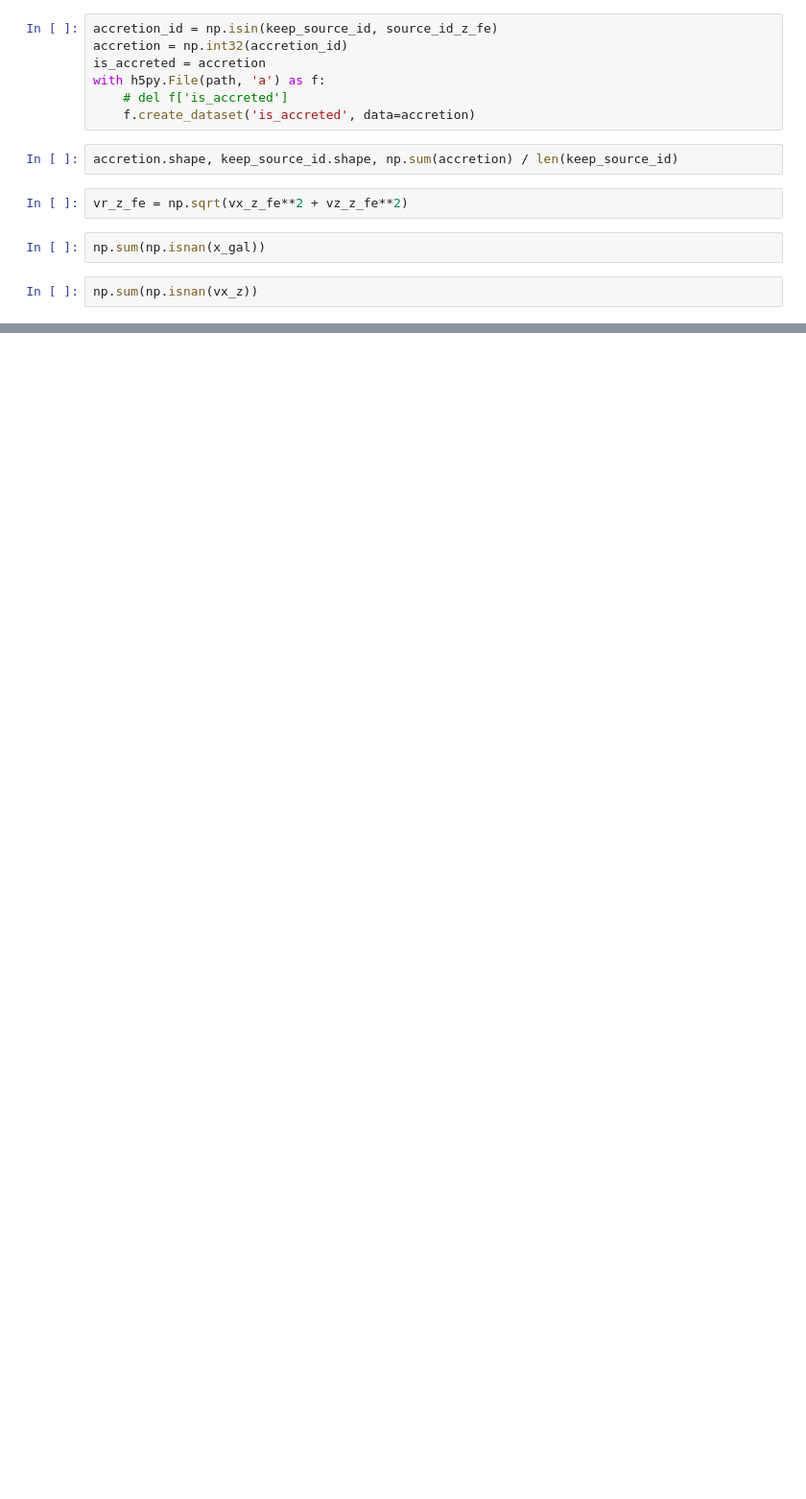
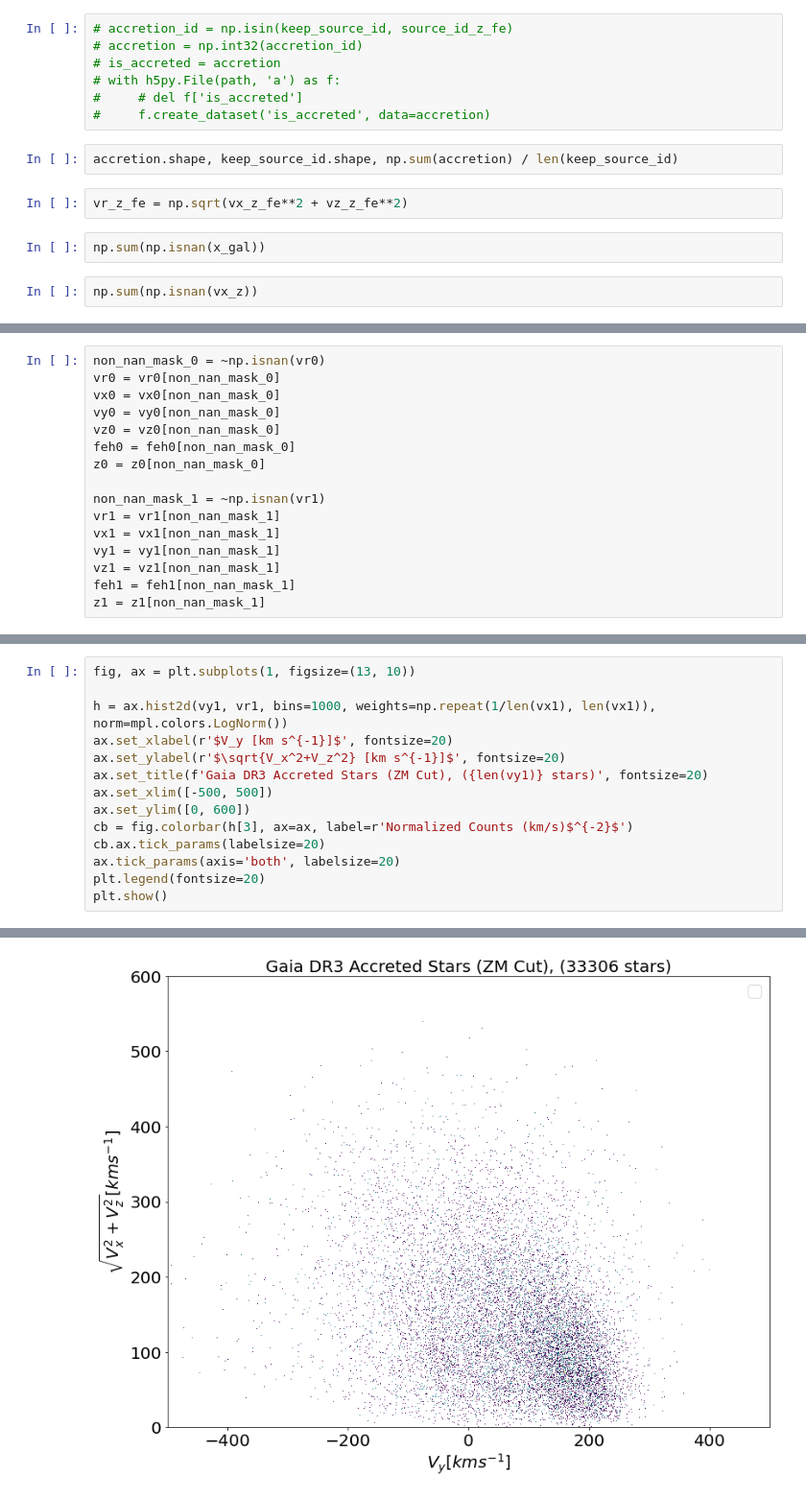
Before and after one commit to HangChelseaSu/Gaiadr3_Accreted_Catalog, a Jupyter notebook: ZM_cut.ipynb, the cells around one changed output, grey strips where cells are left out. Shown at 96% size. Cells and saved outputs as stored; diff of their text form; blank space fills up the shorter version.

```diff
--- a/ZM_cut.ipynb
+++ b/ZM_cut.ipynb
@@ -77,12 +76,12 @@ vy_z_fe = vy_z[fe_mask]
 vz_z_fe = vz_z[fe_mask]
 feh_z_fe = feh_z[fe_mask]
 # %%
-accretion_id = np.isin(keep_source_id, source_id_z_fe)
-accretion = np.int32(accretion_id)
-is_accreted = accretion
-with h5py.File(path, 'a') as f:
-    # del f['is_accreted']
-    f.create_dataset('is_accreted', data=accretion)
+# accretion_id = np.isin(keep_source_id, source_id_z_fe)
+# accretion = np.int32(accretion_id)
+# is_accreted = accretion
+# with h5py.File(path, 'a') as f:
+#     # del f['is_accreted']
+#     f.create_dataset('is_accreted', data=accretion)
 # %%
 accretion.shape, keep_source_id.shape, np.sum(accretion) / len(keep_source_id)
 # %%
@@ -93,0 +125,16 @@ np.sum(np.isnan(vx_z))
+# %%
+non_nan_mask_0 = ~np.isnan(vr0)
+vr0 = vr0[non_nan_mask_0]
+vx0 = vx0[non_nan_mask_0]
+vy0 = vy0[non_nan_mask_0]
+vz0 = vz0[non_nan_mask_0]
+feh0 = feh0[non_nan_mask_0]
+z0 = z0[non_nan_mask_0]
+
+non_nan_mask_1 = ~np.isnan(vr1)
+vr1 = vr1[non_nan_mask_1]
+vx1 = vx1[non_nan_mask_1]
+vy1 = vy1[non_nan_mask_1]
+vz1 = vz1[non_nan_mask_1]
+feh1 = feh1[non_nan_mask_1]
+z1 = z1[non_nan_mask_1]
@@ -93,0 +190,15 @@ np.sum(np.isnan(vx_z))
+# %%
+fig, ax = plt.subplots(1, figsize=(13, 10))
+
+h = ax.hist2d(vy1, vr1, bins=1000, weights=np.repeat(1/len(vx1), len(vx1)), norm=mpl.colors.LogNorm())
+ax.set_xlabel(r'$V_y [km s^{-1}]$', fontsize=20)
+ax.set_ylabel(r'$\sqrt{V_x^2+V_z^2} [km s^{-1}]$', fontsize=20)
+ax.set_title(f'Gaia DR3 Accreted Stars (ZM Cut), ({len(vy1)} stars)', fontsize=20)
+ax.set_xlim([-500, 500])
+ax.set_ylim([0, 600])
+cb = fig.colorbar(h[3], ax=ax, label=r'Normalized Counts (km/s)$^{-2}$')
+cb.ax.tick_params(labelsize=20)
+ax.tick_params(axis='both', labelsize=20)
+plt.legend(fontsize=20)
+plt.show()
+# %% [output]
@@ -93,0 +206 @@ np.sum(np.isnan(vx_z))
+[figure, added]
```
Also changed, not shown: parts of 14 cells of this notebook, 15 other files.
